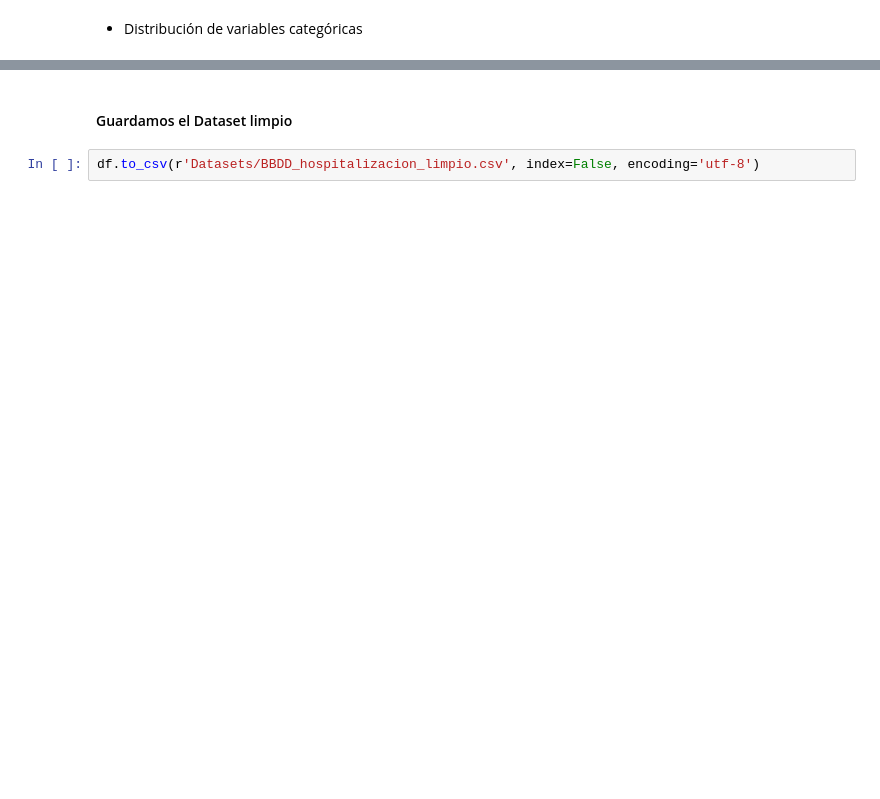
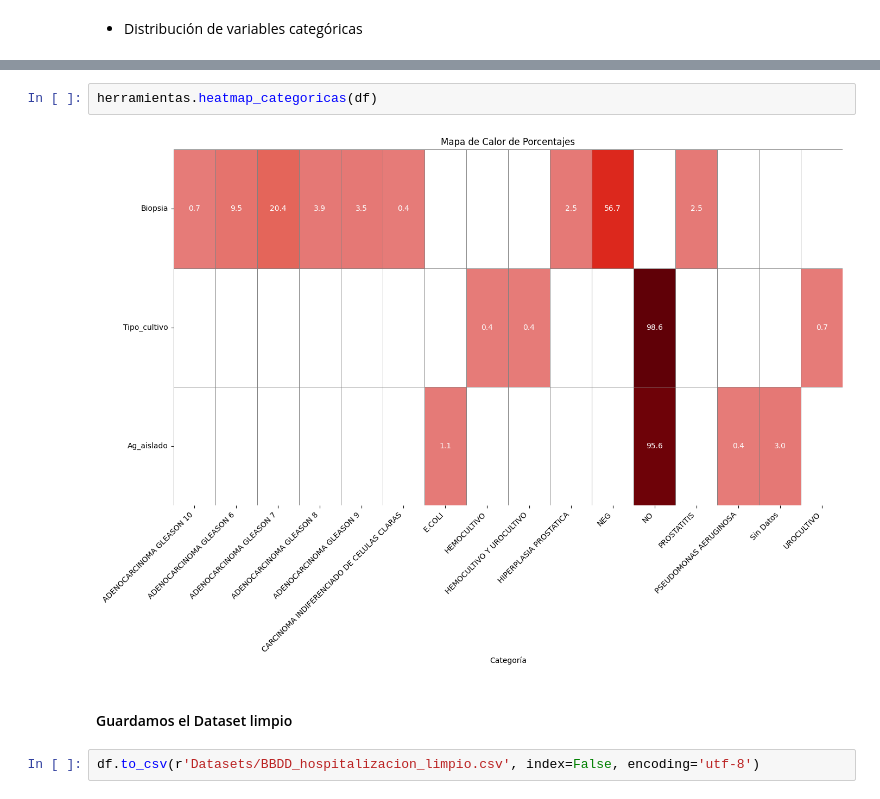
Before and after one commit to SebastianGSVV/Integrador_M6, a Jupyter notebook: Integrador_M6.ipynb, the cells around one changed output, grey strips where cells are left out. Saved outputs shown, nothing was run; the diff lists cells and outputs as text; blank space fills up the shorter version.

```diff
--- a/Integrador_M6.ipynb
+++ b/Integrador_M6.ipynb
@@ -359,3 +374,7 @@ for col in df.select_dtypes(include=['object', 'category']):
+# %%
+herramientas.heatmap_categoricas(df)
+# %% [output]
+[figure, added]
 # %% [markdown]
 #### Guardamos el Dataset limpio
 # %%
```
Also changed, not shown: parts of 2 cells of this notebook, 1 other file.
